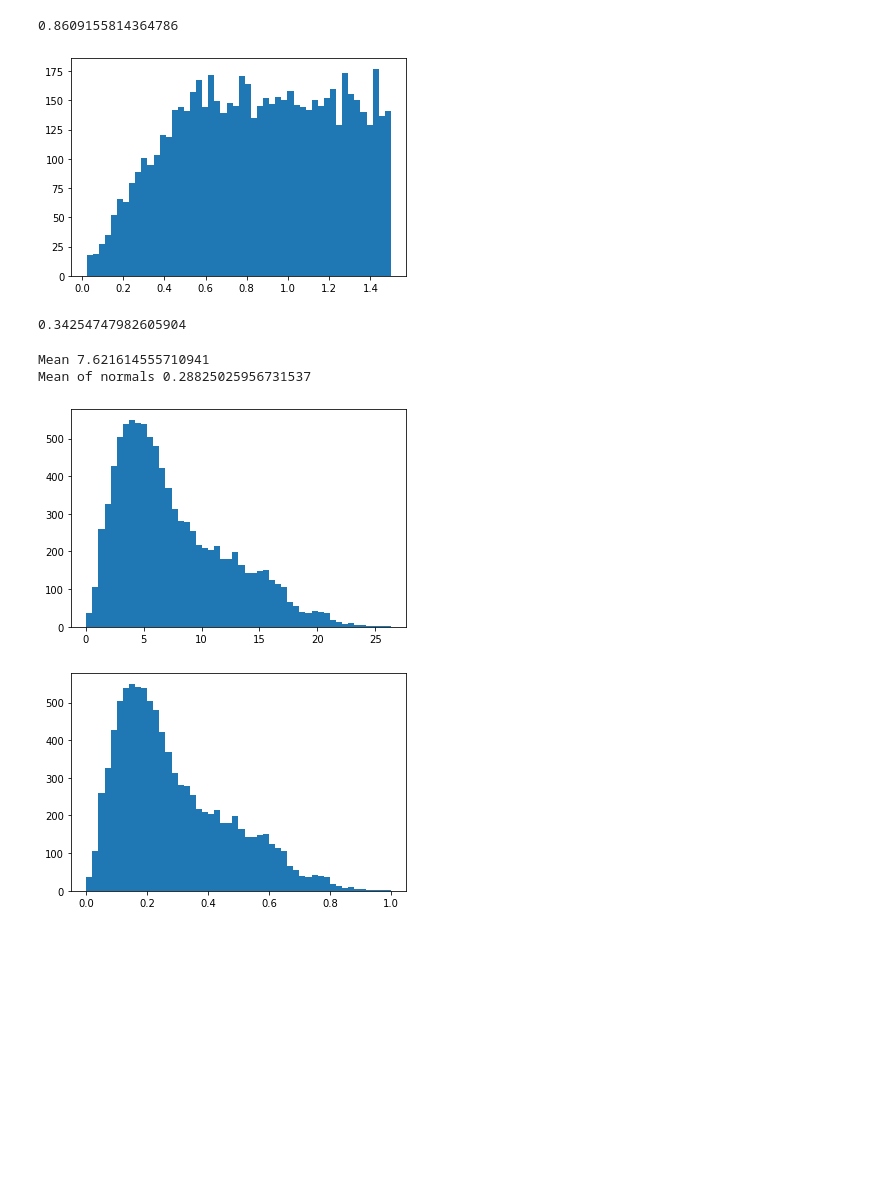
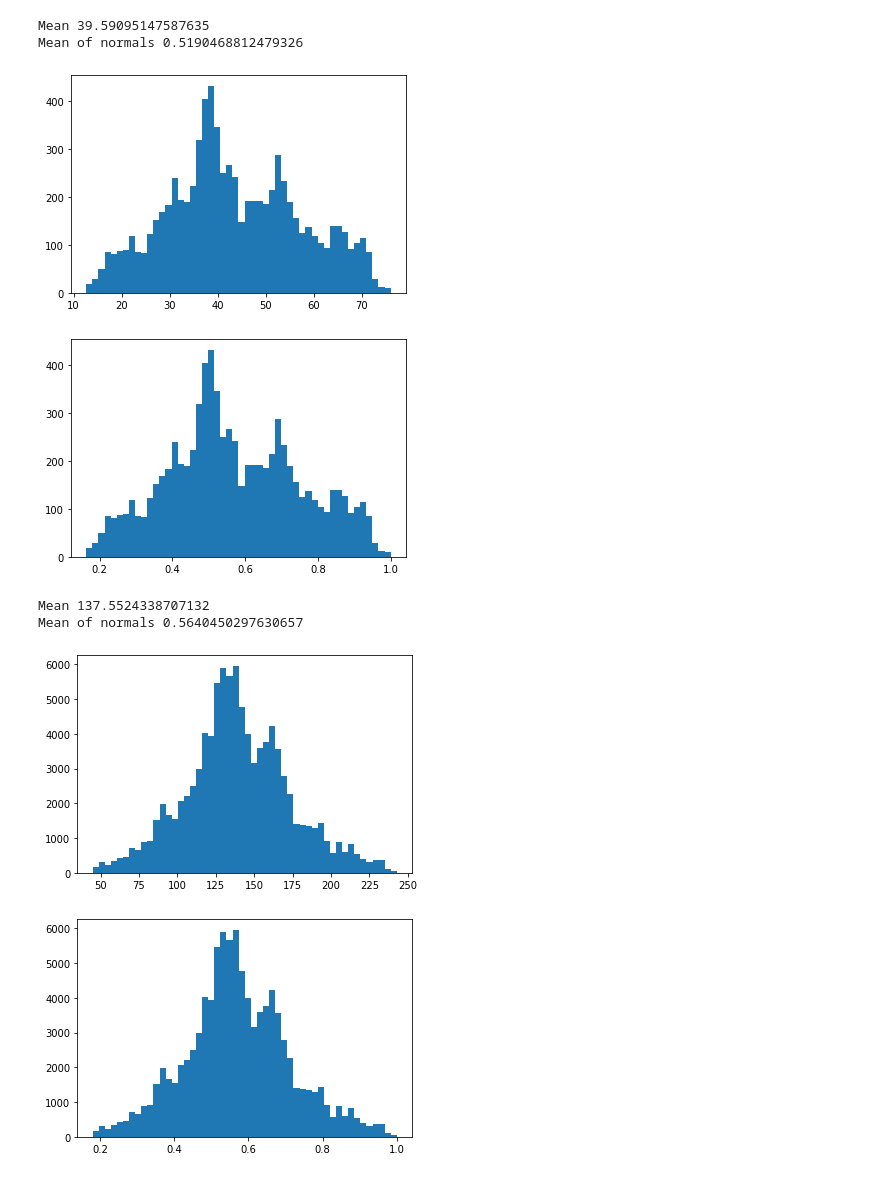
Before and after one commit to Luke-Whitehill/Simulation-Modelling, a Jupyter notebook: Simulating_10.ipynb, the cells around one changed output. Cells and saved outputs as stored; diff of their text form; code cells hidden in the pictures; blank space fills up the shorter version.

```diff
--- a/Simulating_10.ipynb
+++ b/Simulating_10.ipynb
@@ -7,38 +43,46 @@ import matplotlib.pyplot as plt
 # %%
-#Question1
-
 transitions = 10000
 states = []
+state = 0.5
 for i in range(1,transitions):
-    state = 0.5
     proposal = random.uniform(state-1,state+1)
-    acceptanceprob = min(1,(stats.gamma.pdf(proposal,2,scale=4)/stats.gamma.pdf(state,2,scale=4)))
-    u = random.uniform(state-1,state+1)
-    if acceptanceprob > u:
+    paccept = min(1,stats.gamma.pdf(proposal,10,scale=4.284)/stats.gamma.pdf(state,10,scale=4.284))
+    u = random.uniform(0,1)
+    if paccept > u:
+        # print("ACCEPT")
         state = proposal
         states.append(state)
     else:
+        # print("DENY")
         state = state
+mean = sum(states)/len(states)
+print("Mean", mean)
 
-mean = sum(states)/len(states)
-print(mean)
-
-plt.hist(states, bins = 50)
+normals = []
+minimum = min(states)
+maximum = max(states)
+for j in states:
+    norm = (j - minimum)/(maximum-minimum)
+    normals.append(norm)
+normalmean = sum(normals)/len(normals)
+print("Mean of normals", normalmean)
+plt.hist(states[2001:], bins = 50)
 plt.show()
+plt.hist(normals[2001:], bins = 50)
+plt.show()
 # %% [output]
-0.8609155814364786
+Mean 39.59095147587635
+Mean of normals 0.5190468812479326
-[figure, old version]
+[figure, new version]
+[figure, added]
-# %%
-1-stats.gamma.cdf(9,2,scale = 4)
-# %% [output]
-0.34254747982605904
 # %%
-transitions = 10000
+transitions = 100000
 states = []
 state = 0.5
 for i in range(1,transitions):
     proposal = random.uniform(state-1,state+1)
-    paccept = min(1,stats.gamma.pdf(proposal,2,scale=4)/stats.gamma.pdf(state,2,scale=4))
+    paccept = min(1,stats.gamma.pdf(proposal,28,scale=7.958)/stats.gamma.pdf(state,28,scale=7.958))
+
     u = random.uniform(0,1)
     if paccept > u:
         # print("ACCEPT")
@@ -51,6 +95,8 @@ mean = sum(states)/len(states)
 print("Mean", mean)
 
 
+
+
 normals = []
 minimum = min(states)
 maximum = max(states)
@@ -59,12 +105,12 @@ for j in states:
     normals.append(norm)
 normalmean = sum(normals)/len(normals)
 print("Mean of normals", normalmean)
-plt.hist(states, bins = 50)
+plt.hist(states[2001:], bins = 50)
 plt.show()
-plt.hist(normals, bins = 50)
+plt.hist(normals[2001:], bins = 50)
 plt.show()
 # %% [output]
-Mean 7.621614555710941
-Mean of normals 0.28825025956731537
+Mean 137.5524338707132
+Mean of normals 0.5640450297630657
-[figure, old version]
+[figure, new version]
-[figure, old version]
+[figure, new version]
```
Also changed, not shown: parts of 6 cells of this notebook.
